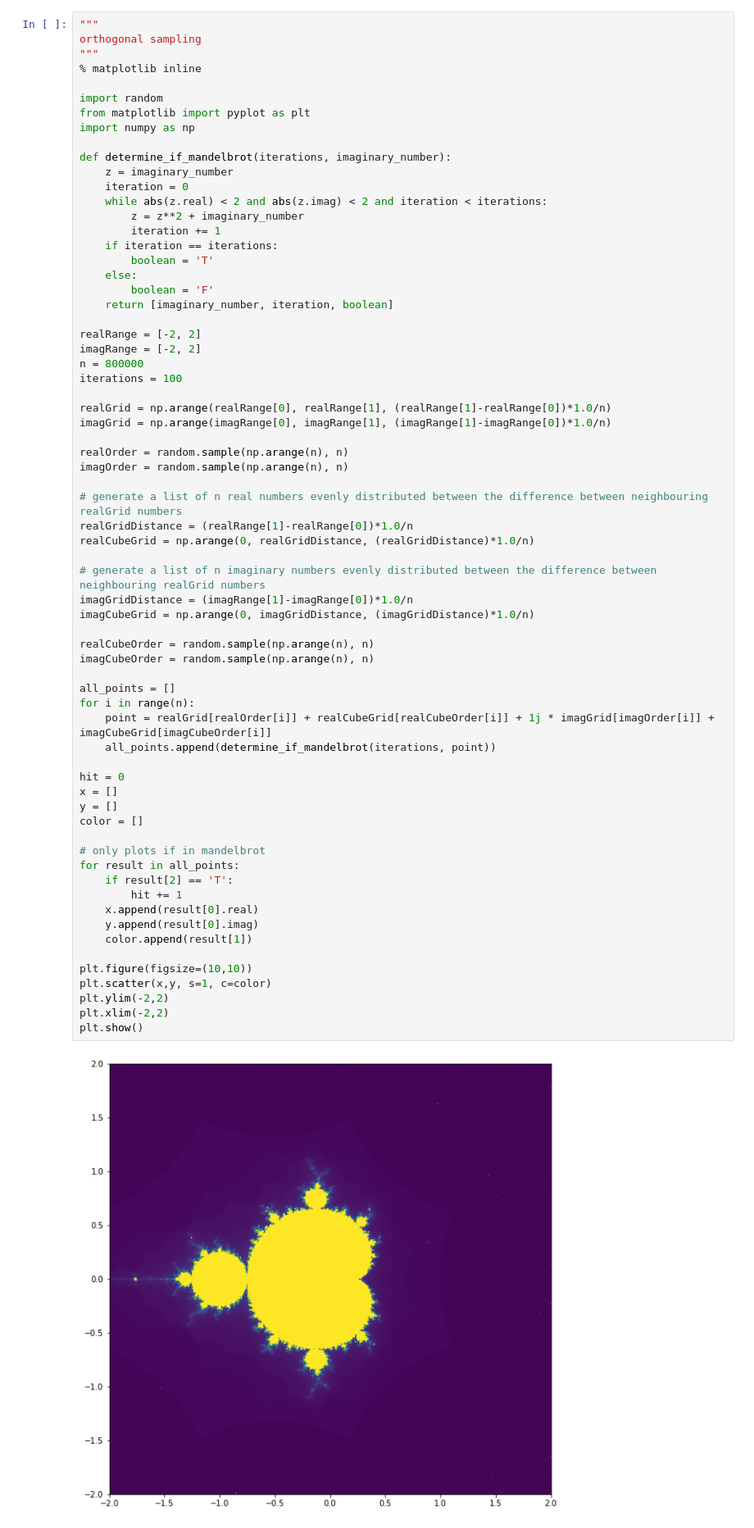
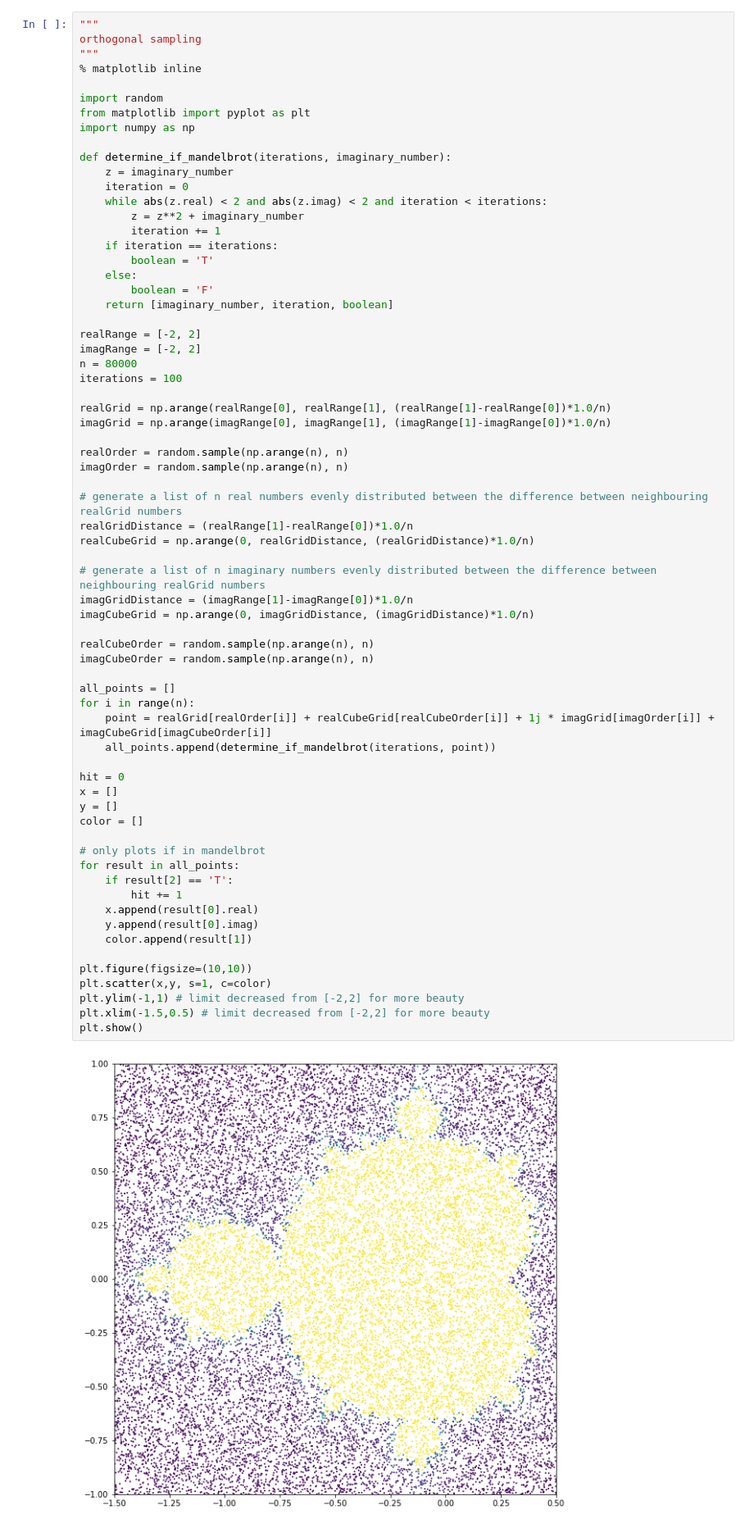
Before and after one commit to jasperdenduijf/StoSim, a Jupyter notebook: mandelbrot_assignment.ipynb, the cells around one changed output. Shown: that part at 82% size. Cells and saved outputs as stored; diff of their text form.

```diff
--- a/mandelbrot_assignment.ipynb
+++ b/mandelbrot_assignment.ipynb
@@ -201,7 +202,7 @@ def determine_if_mandelbrot(iterations, imaginary_number):
 
 realRange = [-2, 2]
 imagRange = [-2, 2]
-n = 800000
+n = 80000
 iterations = 100
 
 realGrid = np.arange(realRange[0], realRange[1], (realRange[1]-realRange[0])*1.0/n)
@@ -216,33 +217,33 @@ realCubeGrid = np.arange(0, realGridDistance, (realGridDistance)*1.0/n)
 
 # generate a list of n imaginary numbers evenly distributed between the difference between neighbouring realGrid numbers
 imagGridDistance = (imagRange[1]-imagRange[0])*1.0/n
 imagCubeGrid = np.arange(0, imagGridDistance, (imagGridDistance)*1.0/n)
 
 realCubeOrder = random.sample(np.arange(n), n)
 imagCubeOrder = random.sample(np.arange(n), n)
 
 all_points = []
 for i in range(n):
     point = realGrid[realOrder[i]] + realCubeGrid[realCubeOrder[i]] + 1j * imagGrid[imagOrder[i]] + imagCubeGrid[imagCubeOrder[i]]
     all_points.append(determine_if_mandelbrot(iterations, point))
 
 hit = 0
 x = []
 y = []
 color = []
 
 # only plots if in mandelbrot
 for result in all_points:
 	if result[2] == 'T':
 		hit += 1
 	x.append(result[0].real)
 	y.append(result[0].imag)
 	color.append(result[1])
 
 plt.figure(figsize=(10,10))
 plt.scatter(x,y, s=1, c=color)
-plt.ylim(-2,2)
-plt.xlim(-2,2)
+plt.ylim(-1,1) # limit decreased from [-2,2] for more beauty
+plt.xlim(-1.5,0.5) # limit decreased from [-2,2] for more beauty
 plt.show()
 # %% [output]
-[figure, old version]
+[figure, new version]
```
Also changed, not shown: parts of 4 cells of this notebook.
